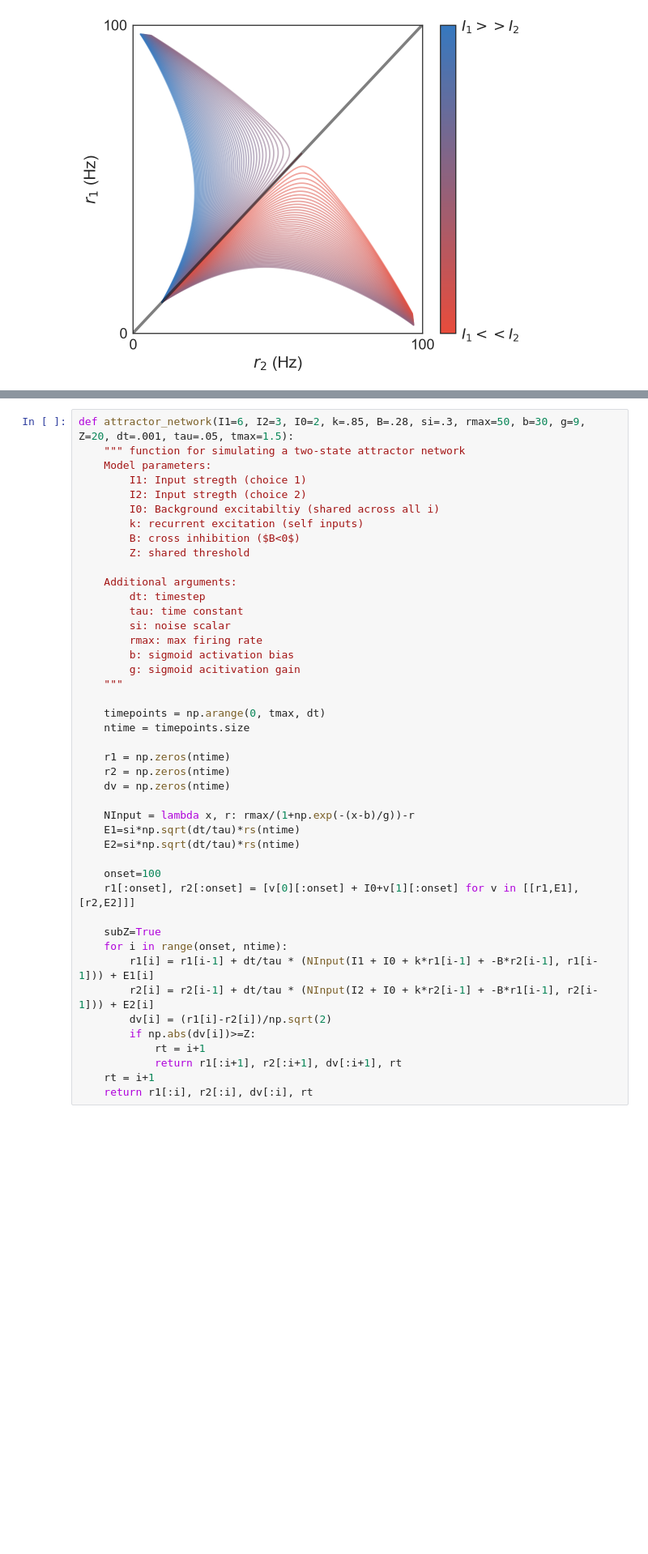
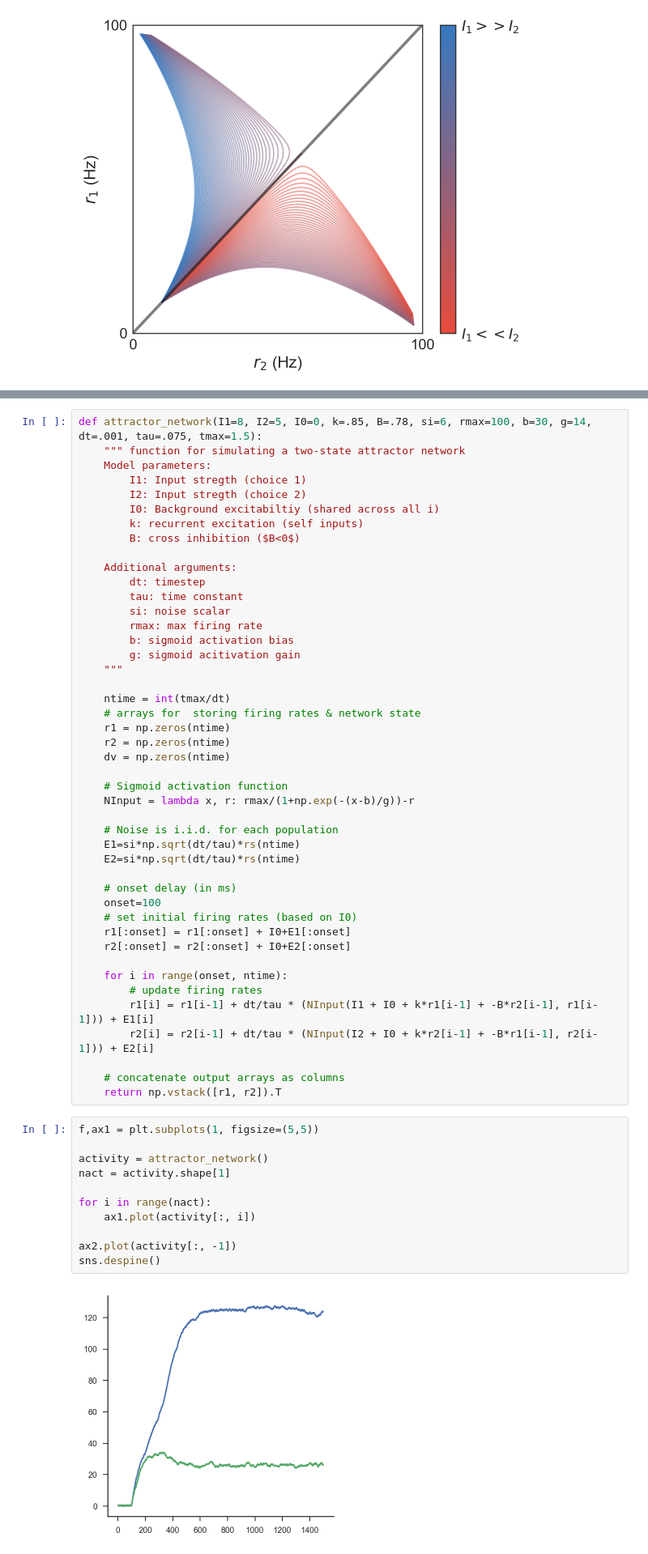
Before and after one commit to CoAxLab/AdaptiveDecisionMaking_2018, a Jupyter notebook: notebooks/Homework 3.ipynb, the cells around one changed output, grey strips where cells are left out. Shown at 81% size. Saved outputs shown, nothing was run; the diff lists cells and outputs as text; blank space fills up the shorter version.

```diff
--- a/notebooks/Homework 3.ipynb
+++ b/notebooks/Homework 3.ipynb
@@ -104,5 +116,5 @@ neural.simulate_attractor_competition(Imax=25, I0=I0b, k=.5, B=.5, si=0, ntrials
 # %%
-def attractor_network(I1=6, I2=3, I0=2, k=.85, B=.28, si=.3, rmax=50, b=30, g=9, Z=20, dt=.001, tau=.05, tmax=1.5):
+def attractor_network(I1=8, I2=5, I0=0, k=.85, B=.78, si=6, rmax=100, b=30, g=14, dt=.001, tau=.075, tmax=1.5):
     """ function for simulating a two-state attractor network
     Model parameters:
         I1: Input stregth (choice 1)
@@ -110,7 +122,6 @@ def attractor_network(I1=6, I2=3, I0=2, k=.85, B=.28, si=.3, rmax=50, b=30, g=9,
         I0: Background excitabiltiy (shared across all i)
         k: recurrent excitation (self inputs)
         B: cross inhibition ($B<0$)
-        Z: shared threshold
 
     Additional arguments:
         dt: timestep
@@ -121,27 +132,42 @@ def attractor_network(I1=6, I2=3, I0=2, k=.85, B=.28, si=.3, rmax=50, b=30, g=9,
         g: sigmoid acitivation gain
     """
 
-    timepoints = np.arange(0, tmax, dt)
-    ntime = timepoints.size
-
+    ntime = int(tmax/dt)
+    # arrays for  storing firing rates & network state
     r1 = np.zeros(ntime)
     r2 = np.zeros(ntime)
     dv = np.zeros(ntime)
 
+    # Sigmoid activation function
     NInput = lambda x, r: rmax/(1+np.exp(-(x-b)/g))-r
+
+    # Noise is i.i.d. for each population
     E1=si*np.sqrt(dt/tau)*rs(ntime)
     E2=si*np.sqrt(dt/tau)*rs(ntime)
 
+    # onset delay (in ms)
     onset=100
-    r1[:onset], r2[:onset] = [v[0][:onset] + I0+v[1][:onset] for v in [[r1,E1],[r2,E2]]]
+    # set initial firing rates (based on I0)
+    r1[:onset] = r1[:onset] + I0+E1[:onset]
+    r2[:onset] = r2[:onset] + I0+E2[:onset]
 
-    subZ=True
     for i in range(onset, ntime):
+        # update firing rates
         r1[i] = r1[i-1] + dt/tau * (NInput(I1 + I0 + k*r1[i-1] + -B*r2[i-1], r1[i-1])) + E1[i]
         r2[i] = r2[i-1] + dt/tau * (NInput(I2 + I0 + k*r2[i-1] + -B*r1[i-1], r2[i-1])) + E2[i]
-        dv[i] = (r1[i]-r2[i])/np.sqrt(2)
-        if np.abs(dv[i])>=Z:
-            rt = i+1
-            return r1[:i+1], r2[:i+1], dv[:i+1], rt
-    rt = i+1
-    return r1[:i], r2[:i], dv[:i], rt
+
+    # concatenate output arrays as columns
+    return np.vstack([r1, r2]).T
+# %%
+f,ax1 = plt.subplots(1, figsize=(5,5))
+
+activity = attractor_network()
+nact = activity.shape[1]
+
+for i in range(nact):
+    ax1.plot(activity[:, i])
+
+ax2.plot(activity[:, -1])
+sns.despine()
+# %% [output]
+[figure, added]
```
Also changed, not shown: parts of 7 cells of this notebook.
